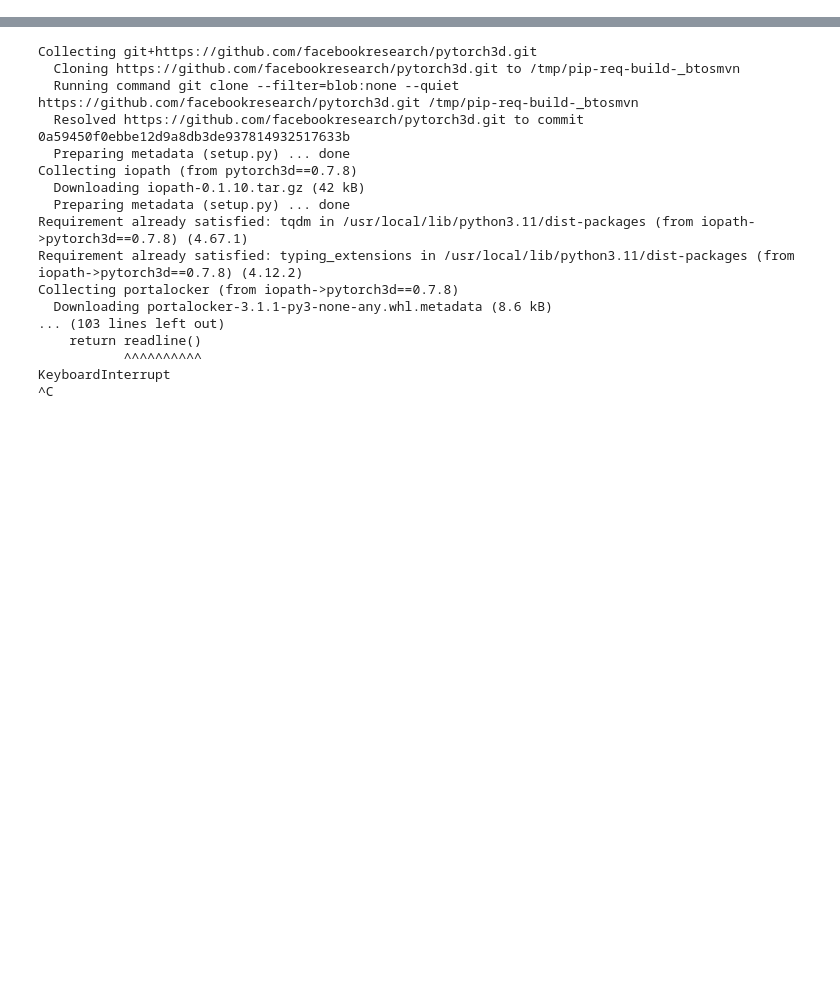
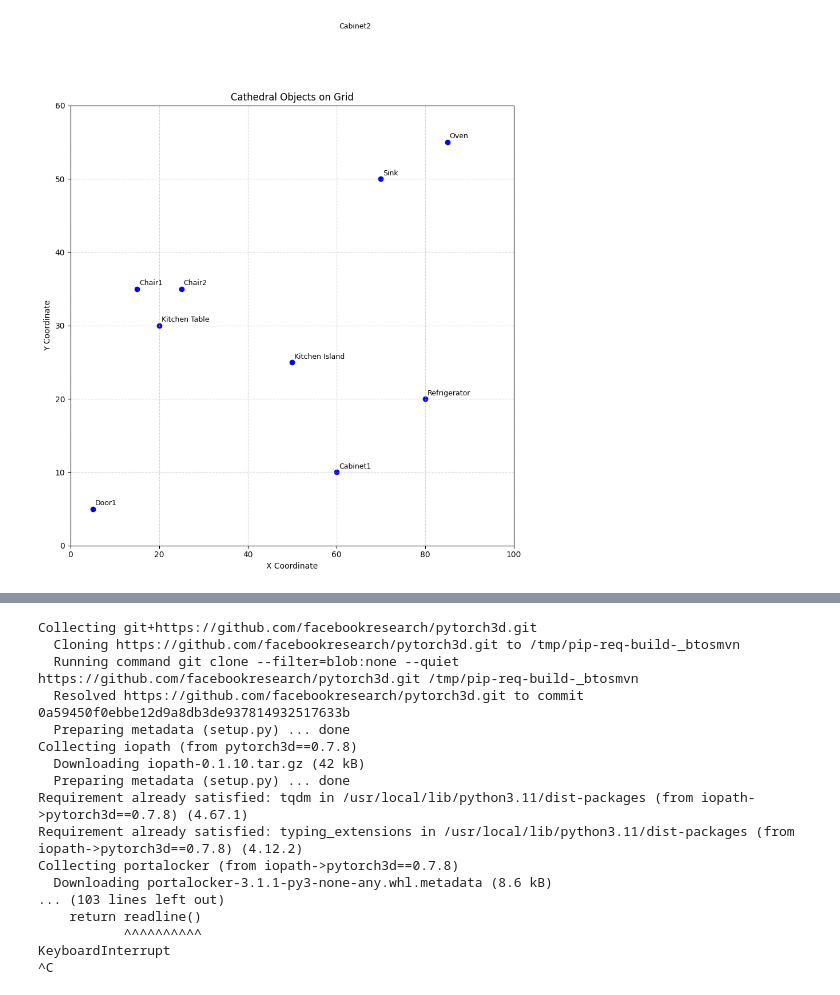
Before and after one commit to hongdyu01/shap-e, a Jupyter notebook: shap_e/examples/sample_text_to_3d.ipynb, the cells around one changed output, grey strips where cells are left out. Drawn from its saved outputs; the diff is of its cells as text; code cells hidden in the pictures; blank space fills up the shorter version.

```diff
--- a/shap_e/examples/sample_text_to_3d.ipynb
+++ b/shap_e/examples/sample_text_to_3d.ipynb
@@ -34,2 +35,97 @@ model = load_model('text300M', device=device)
 diffusion = diffusion_from_config(load_config('diffusion'))
+# %%
+from langchain_core.output_parsers import PydanticOutputParser
+from pydantic import BaseModel, Field
+#from langchain_ollama import OllamaLLM
+from langchain_core.prompts import PromptTemplate
+from typing import List
+from matplotlib import pyplot as plt
+from langchain_openai import ChatOpenAI
+import json
+
+# 모델 정의
+#model = OllamaLLM(model="llama3.2-vision")
+#model = OllamaLLM(model="llama3.2")
+gpt_model = ChatOpenAI(model="gpt-4o",api_key="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")
+
+# pydantic 자료구조 정의
+class SetCoord(BaseModel):
+    name: str = Field(description="name of the object")
+    X_coordinate: float = Field(description="X coordinate of the object within given scale of a grid")
+    Y_coordinate: float = Field(description="Y coordinate of the object within given scale of a grid")
+
+
+class SetCoords(BaseModel):
+    objects: List[SetCoord] = Field(description="List of objects with their names and coordinates")
+
+
+# 출력 파서 정의
+parser = PydanticOutputParser(pydantic_object=SetCoords)
+format_instructions = parser.get_format_instructions()
+
+# 프롬프트를 더욱 구체적으로 개선
+gpt_prompt = PromptTemplate(
+    template=(
+        "You are a interior designer\n"
+        "{format_instructions}\n"
+        "User Query: {query}\nPlease set the furniture evenly spread placed in the given scale of 2D grid."
+        "Doors should be included.\n"
+        "Please respond with multiple instances of common furniture (such as desks and chairs) if they typically occur "
+        "several times in a given place environment. Include various other given place items as well, making sure each "
+        "object has unique coordinates within a given scale of a grid. Provide the response strictly in JSON format."
+    ),
+    input_variables=["query"],
+    partial_variables={"format_instructions": format_instructions},
+)
+
+chain = gpt_prompt | gpt_model
+
+
+
+def safe_model_invoke(query):
+    output = chain.invoke({"query": query})
+
+    try:
+        # 정상적인 JSON 데이터 처리 시도
+        parsed_output = parser.invoke(output)
+        return parsed_output
+
+    except Exception as e:
+        # JSON 파싱 실패 시 처리
+        print(f"모델 응답을 처리하는데 문제가 발생했습니다: {e}")
+        print("모델 원본 응답:", output)
+        return None
+
+
+query_text = ("I have provided you a grid space with scale of 100 * 100 representing a formal inside of kitchen. Please set the objects of the room ")
+
+parsed_output = safe_model_invoke(query_text)
+
+# 정상적으로 데이터를 처리한 경우에만 시각화 진행
+if parsed_output is not None:
+    object_names = [obj.name for obj in parsed_output.objects]
+    x_coords = [obj.X_coordinate for obj in parsed_output.objects]
+    y_coords = [obj.Y_coordinate for obj in parsed_output.objects]
+
+    # 시각화
+    plt.figure(figsize=(10, 10))
+    plt.scatter(x_coords, y_coords, marker='o', color='blue')
+
+    # 각 포인트에 객체 이름 표시
+    for i, name in enumerate(object_names):
+        plt.text(x_coords[i] + 0.5, y_coords[i] + 0.5, name, fontsize=9)
+
+    plt.title("Cathedral Objects on Grid")
+    plt.xlabel("X Coordinate")
+    plt.ylabel("Y Coordinate")
+    plt.grid(True, linestyle="--", alpha=0.5)
+
+    plt.xlim(0, 100)
+    plt.ylim(0, 60)
+
+    plt.show()
+else:
+    print("객체 데이터를 가져오는데 실패하여 시각화를 생략했습니다.")
+# %% [output]
+[figure, added]
 # %%
```
Also changed, not shown: parts of 5 cells of this notebook.
